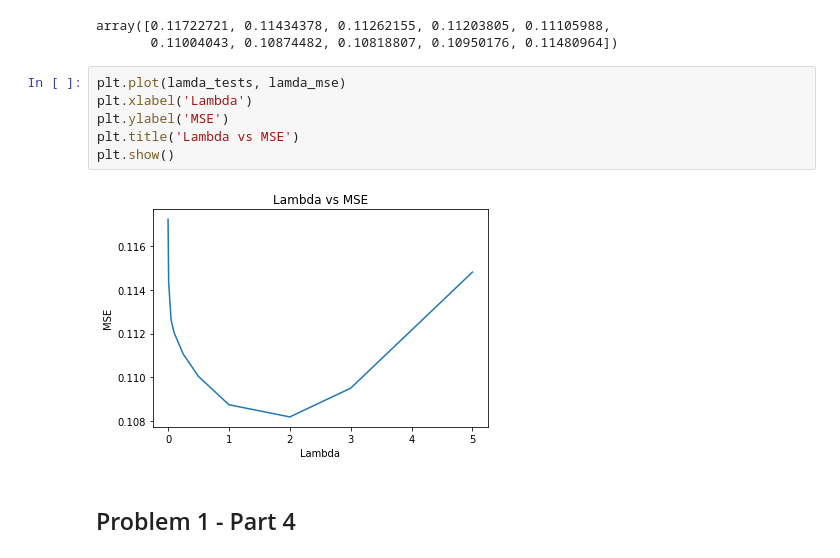
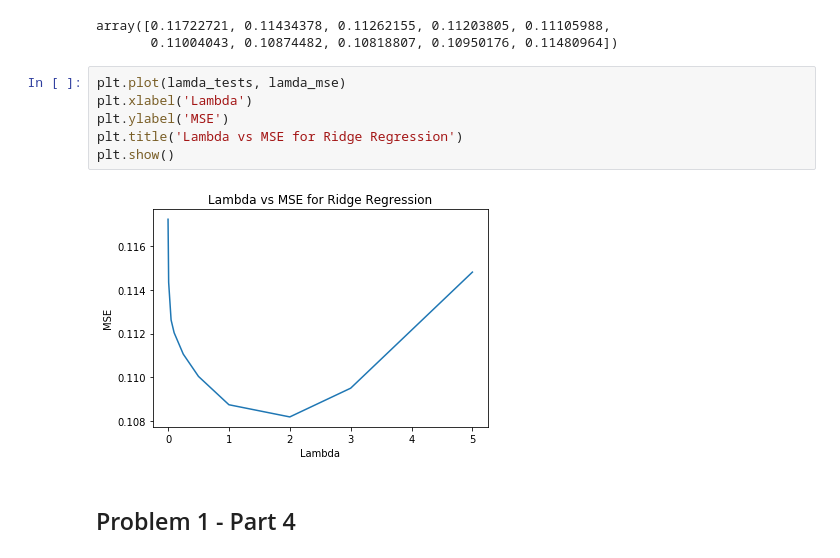
Before and after one commit to PiStefania/Machine_Learning_Exercises, a Jupyter notebook: Ex1_rou.ipynb, the cells around one changed output. Cells and saved outputs as stored; diff of their text form.

```diff
--- a/Ex1_rou.ipynb
+++ b/Ex1_rou.ipynb
@@ -196,11 +199,11 @@ array([0.11722721, 0.11434378, 0.11262155, 0.11203805, 0.11105988,
 # %%
 plt.plot(lamda_tests, lamda_mse)
 plt.xlabel('Lambda')
 plt.ylabel('MSE')
-plt.title('Lambda vs MSE')
+plt.title('Lambda vs MSE for Ridge Regression')
 plt.show()
 # %% [output]
-[figure, old version]
+[figure, new version]
 # %% [markdown]
 ## Problem 1 - Part 4
 # %%
```
Also changed, not shown: parts of 8 cells of this notebook, 1 other file.
